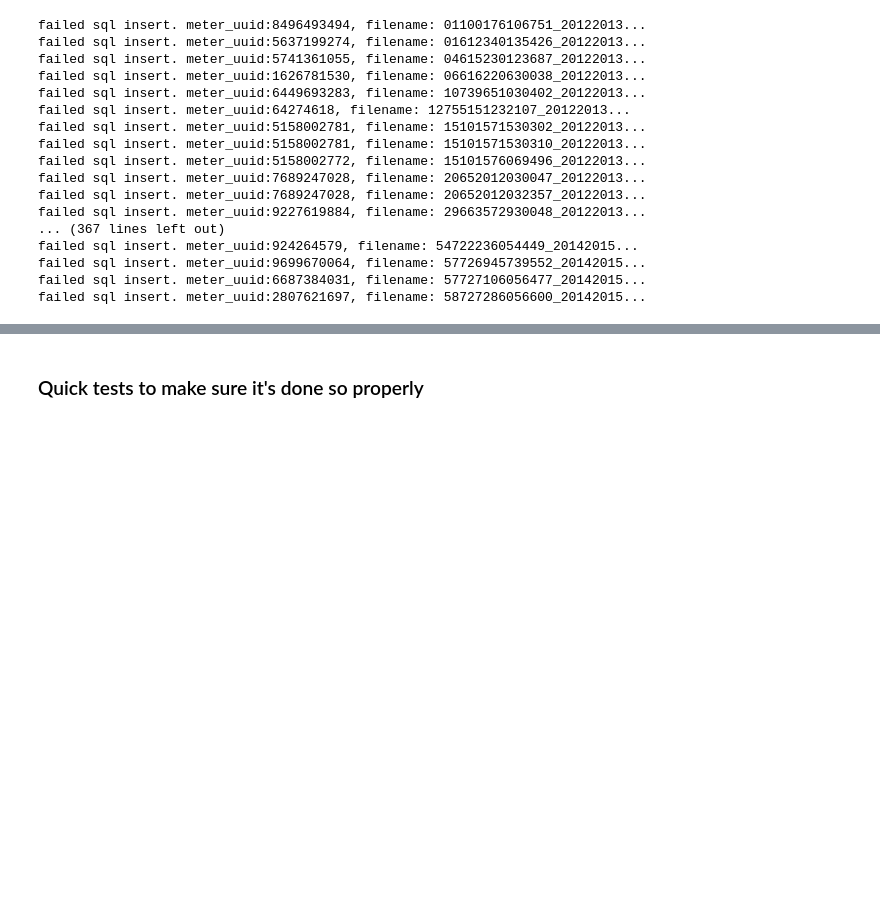
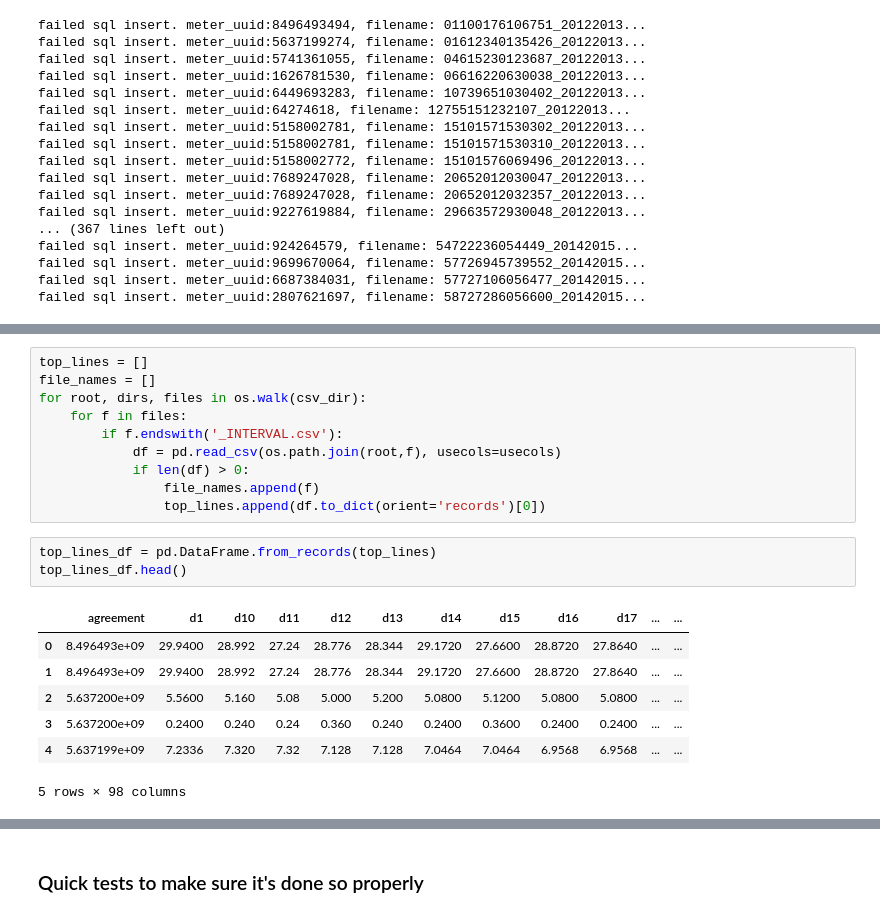
Before and after one commit to sborgeson/prop39schools, a Jupyter notebook: notebooks/VISDOM/CSV Data to MySQL for use in VISDOM.ipynb, the cells around one changed output, grey strips where cells are left out. Cells and saved outputs as stored; diff of their text form; blank space fills up the shorter version.

```diff
--- a/notebooks/VISDOM/CSV Data to MySQL for use in VISDOM.ipynb
+++ b/notebooks/VISDOM/CSV Data to MySQL for use in VISDOM.ipynb
@@ -306,0 +352,21 @@ failed sql insert. meter_uuid:2807621697, filename: 58727286056600_20142015...
+# %%
+top_lines = []
+file_names = []
+for root, dirs, files in os.walk(csv_dir):
+    for f in files:
+        if f.endswith('_INTERVAL.csv'):
+            df = pd.read_csv(os.path.join(root,f), usecols=usecols)
+            if len(df) > 0:
+                file_names.append(f)
+                top_lines.append(df.to_dict(orient='records')[0])
+# %%
+top_lines_df = pd.DataFrame.from_records(top_lines)
+top_lines_df.head()
+# %% [output]
+|  | agreement | d1 | d10 | d11 | d12 | d13 | d14 | d15 | d16 | d17 | ... | ... |
+| 0 | 8.496493e+09 | 29.9400 | 28.992 | 27.24 | 28.776 | 28.344 | 29.1720 | 27.6600 | 28.8720 | 27.8640 | ... | ... |
+| 1 | 8.496493e+09 | 29.9400 | 28.992 | 27.24 | 28.776 | 28.344 | 29.1720 | 27.6600 | 28.8720 | 27.8640 | ... | ... |
+| 2 | 5.637200e+09 | 5.5600 | 5.160 | 5.08 | 5.000 | 5.200 | 5.0800 | 5.1200 | 5.0800 | 5.0800 | ... | ... |
+| 3 | 5.637200e+09 | 0.2400 | 0.240 | 0.24 | 0.360 | 0.240 | 0.2400 | 0.3600 | 0.2400 | 0.2400 | ... | ... |
+| 4 | 5.637199e+09 | 7.2336 | 7.320 | 7.32 | 7.128 | 7.128 | 7.0464 | 7.0464 | 6.9568 | 6.9568 | ... | ... |
+5 rows × 98 columns
```
Also changed, not shown: parts of 13 cells of this notebook.
